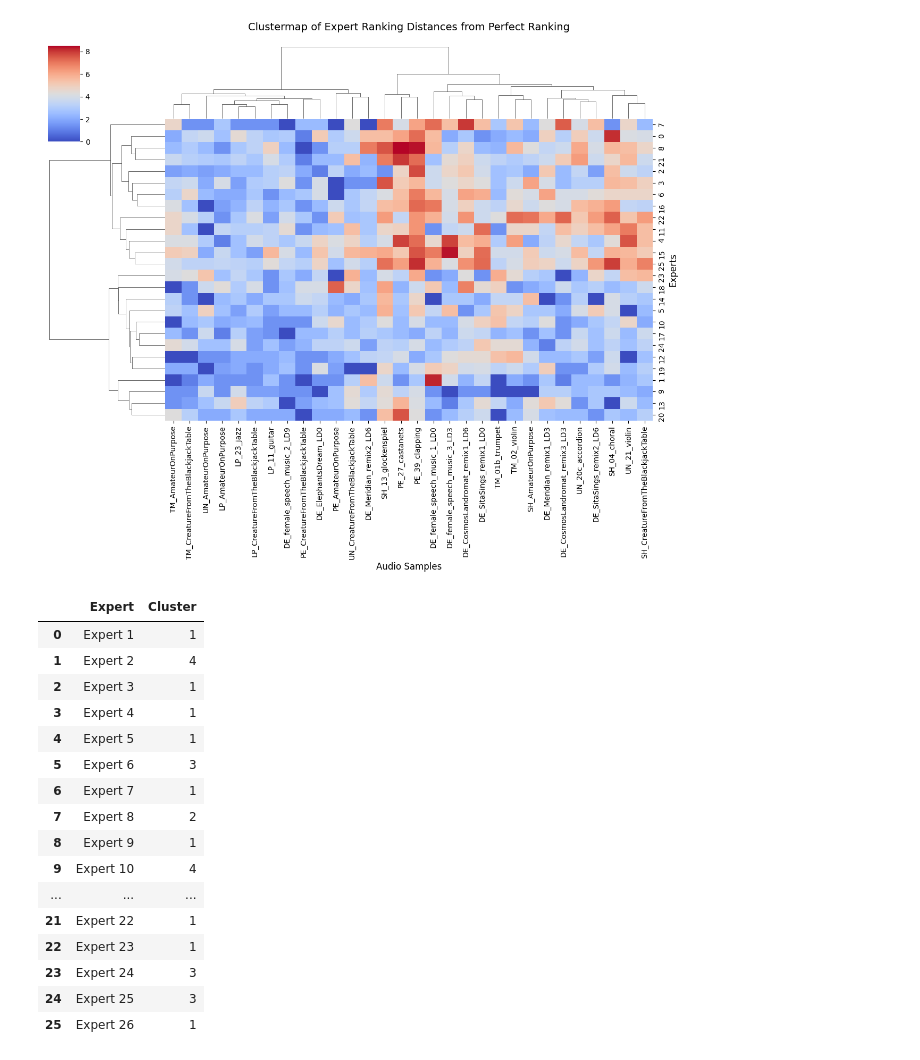
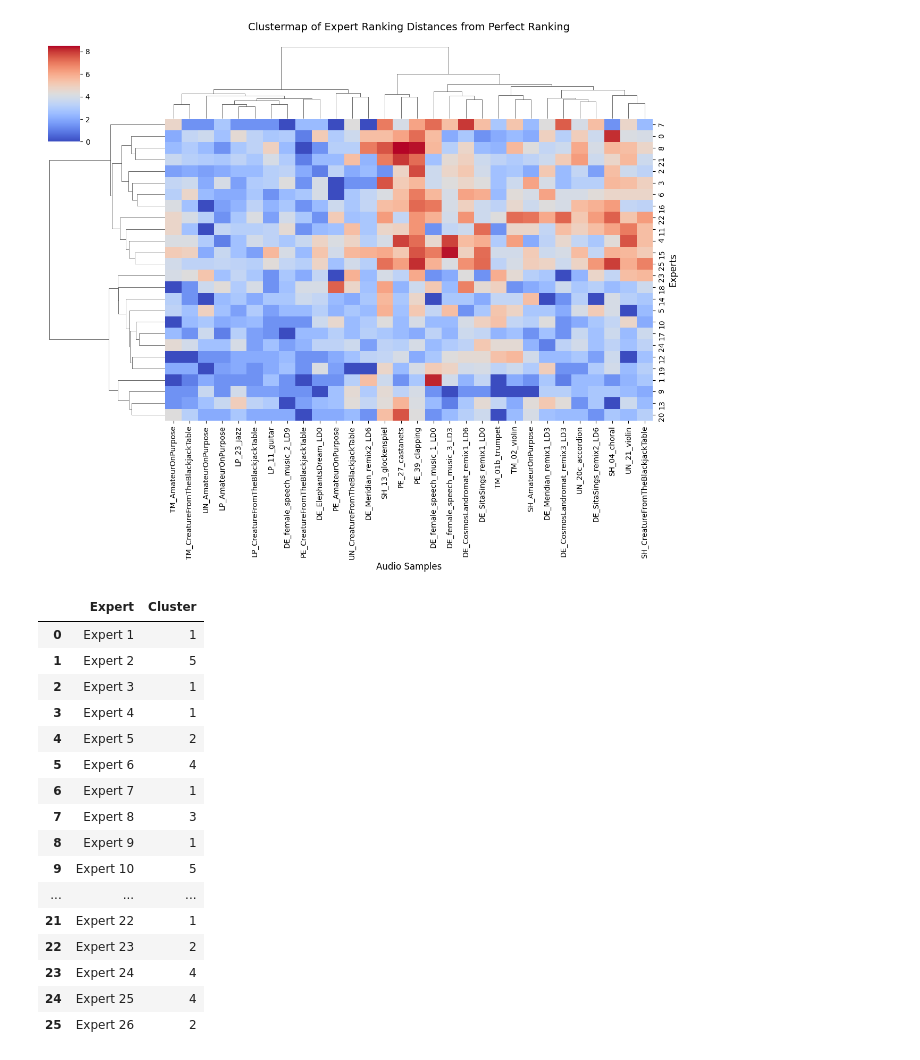
Before and after one commit to cjunwon/ODAQ-SDA, a Jupyter notebook: ODAQ_dense_ranking.ipynb, the cells around one changed output. Saved outputs shown, nothing was run; the diff lists cells and outputs as text; code cells hidden in the pictures.

```diff
--- a/ODAQ_ranking_comparison.ipynb
+++ b/ODAQ_dense_ranking.ipynb
@@ -193,32 +233,32 @@ plt.show()
 # %%
 # PERFORMANCE-BASED CLUSTERING
 
 from scipy.cluster.hierarchy import fcluster
 
 # Extract clusters from the linkage matrix
-num_clusters = 4  # Choose the number of clusters (you can adjust)
+num_clusters = 5  # Choose the number of clusters (you can adjust)
 cluster_labels = fcluster(linkage_matrix, num_clusters, criterion='maxclust')
 
 # Create a DataFrame mapping experts to their cluster
 cluster_df = pd.DataFrame({'Expert': [f"Expert {i}" for i in range(1, 27)],
                            'Cluster': cluster_labels})
 
 cluster_df
 # %% [output]
 |  | Expert | Cluster |
 | 0 | Expert 1 | 1 |
-| 1 | Expert 2 | 4 |
+| 1 | Expert 2 | 5 |
 | 2 | Expert 3 | 1 |
 | 3 | Expert 4 | 1 |
-| 4 | Expert 5 | 1 |
-| 5 | Expert 6 | 3 |
+| 4 | Expert 5 | 2 |
+| 5 | Expert 6 | 4 |
 | 6 | Expert 7 | 1 |
-| 7 | Expert 8 | 2 |
+| 7 | Expert 8 | 3 |
 | 8 | Expert 9 | 1 |
-| 9 | Expert 10 | 4 |
+| 9 | Expert 10 | 5 |
 | ... | ... | ... |
 | 21 | Expert 22 | 1 |
-| 22 | Expert 23 | 1 |
-| 23 | Expert 24 | 3 |
-| 24 | Expert 25 | 3 |
-| 25 | Expert 26 | 1 |
+| 22 | Expert 23 | 2 |
+| 23 | Expert 24 | 4 |
+| 24 | Expert 25 | 4 |
+| 25 | Expert 26 | 2 |
```
Also changed, not shown: parts of 7 cells of this notebook, 7 other files.
